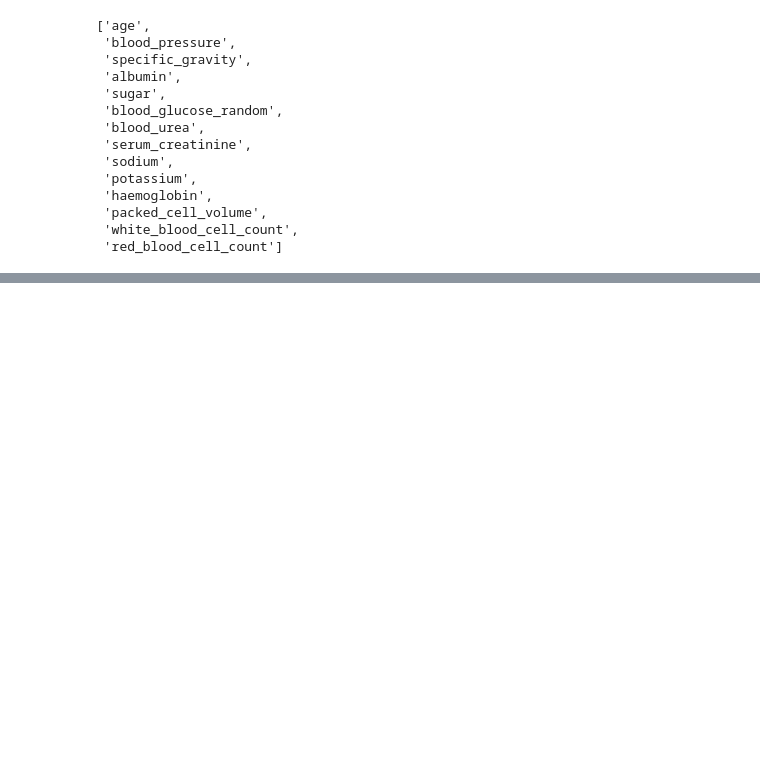
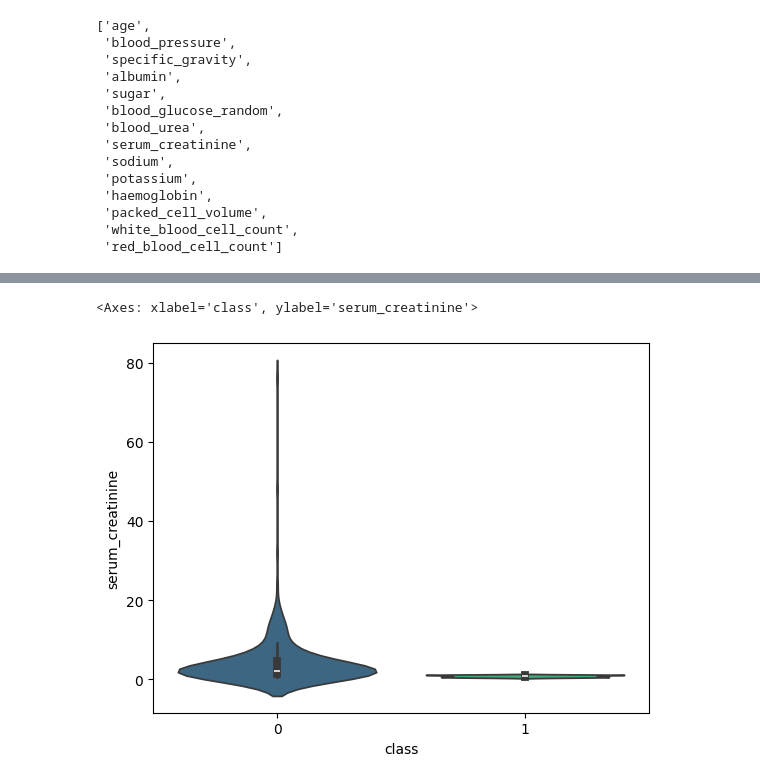
Before and after one commit to Himanshu-0801/EDA_Practice, a Jupyter notebook: Chronic.ipynb, the cells around one changed output, grey strips where cells are left out. Cells and saved outputs as stored; diff of their text form; code cells hidden in the pictures; blank space fills up the shorter version.

```diff
--- a/Chronic.ipynb
+++ b/Chronic.ipynb
@@ -131,0 +202,5 @@ num_cols
+# %%
+sns.violinplot(x= 'class', y= 'serum_creatinine', data = df, palette='viridis')
+# %% [output]
+<Axes: xlabel='class', ylabel='serum_creatinine'>
+[figure, added]
```
Also changed, not shown: parts of 15 cells of this notebook.
